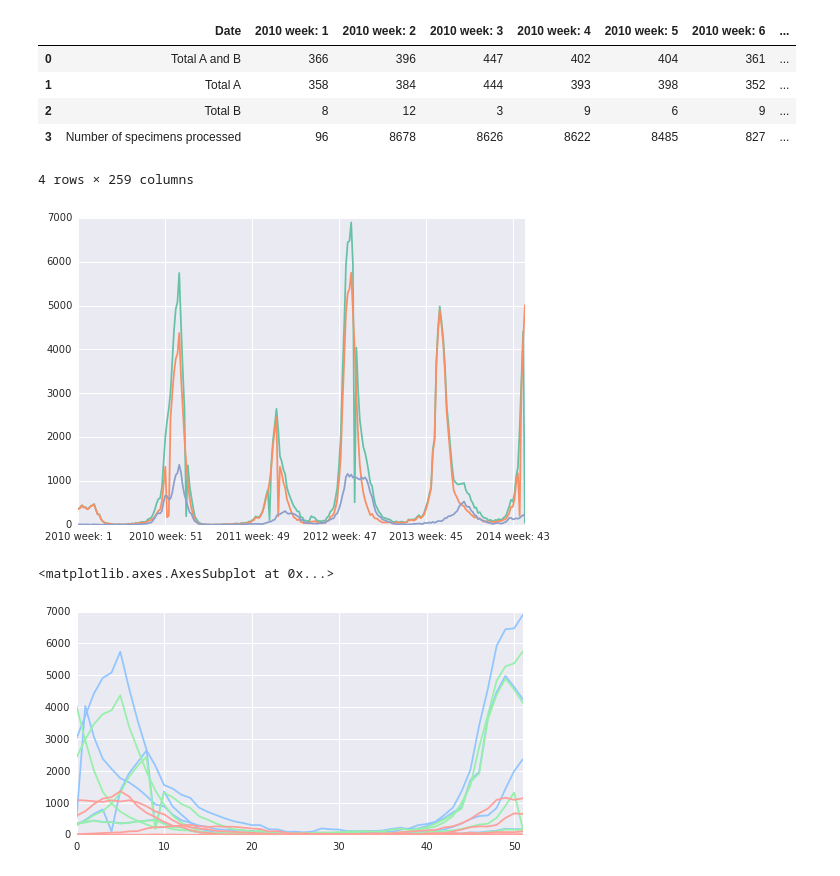
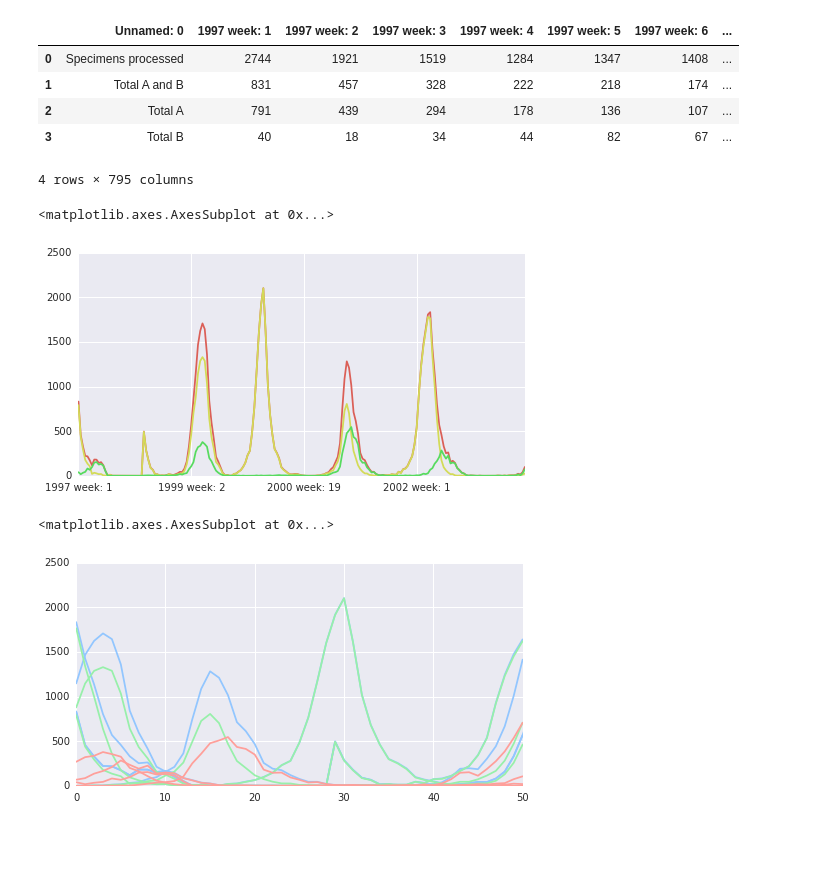
Before and after one commit to mstreit/PoV-time, a Jupyter notebook: PoV-time.ipynb, the cells around one changed output. Cells and saved outputs as stored; diff of their text form; code cells hidden in the pictures; blank space fills up the shorter version.

```diff
--- a/PoV-time.ipynb
+++ b/PoV-time.ipynb
@@ -10,38 +10,46 @@ import matplotlib.pyplot as plt
 import seaborn as sns
 sns.set(palette="Set2")
 # %%
-data = pd.read_table("data/influenza_usa_totalAvsB_since2010.tsv", "\t")
+data = pd.read_table("data/influenza_usa_totalAvsB_52weeks.tsv", "\t")
 # %%
 data
 # %% [output]
-|  | Date | 2010 week: 1 | 2010 week: 2 | 2010 week: 3 | 2010 week: 4 | 2010 week: 5 | 2010 week: 6 | ... |
-| 0 | Total A and B | 366 | 396 | 447 | 402 | 404 | 361 | ... |
-| 1 | Total A | 358 | 384 | 444 | 393 | 398 | 352 | ... |
-| 2 | Total B | 8 | 12 | 3 | 9 | 6 | 9 | ... |
-| 3 | Number of specimens processed | 96 | 8678 | 8626 | 8622 | 8485 | 827 | ... |
+|  | Unnamed: 0 | 1997 week: 1 | 1997 week: 2 | 1997 week: 3 | 1997 week: 4 | 1997 week: 5 | 1997 week: 6 | ... |
+| 0 | Specimens processed | 2744 | 1921 | 1519 | 1284 | 1347 | 1408 | ... |
+| 1 | Total A and B | 831 | 457 | 328 | 222 | 218 | 174 | ... |
+| 2 | Total A | 791 | 439 | 294 | 178 | 136 | 107 | ... |
+| 3 | Total B | 40 | 18 | 34 | 44 | 82 | 67 | ... |
-4 rows × 259 columns
+4 rows × 795 columns
 # %%
-plt.figure(); data.iloc[0,1:].plot(); data.iloc[1,1:].plot(); data.iloc[2,1:].plot();
+plt.figure()
+#data.iloc[0,1:].plot()
+data.iloc[1,1:200].plot()
+data.iloc[2,1:200].plot()
+data.iloc[3,1:200].plot()
 # %% [output]
+<matplotlib.axes.AxesSubplot at 0x...>
-[figure, old version]
+[figure, new version]
 # %%
 mpl.rc("figure", figsize=(8, 4))
 c1, c2, c3 = sns.color_palette("pastel", 3)
 
-sns.tsplot(data.iloc[0,1:53], color=c1)
-sns.tsplot(data.iloc[0,54:106], color=c1)
-sns.tsplot(data.iloc[0,107:159], color=c1)
-sns.tsplot(data.iloc[0,160:212], color=c1)
+plot = sns.tsplot(data.iloc[1,1:53], color=c1)
+#plot.set(xscale="linear", yscale="log")
 
-sns.tsplot(data.iloc[1,1:53], color=c2)
-sns.tsplot(data.iloc[1,54:106], color=c2)
-sns.tsplot(data.iloc[1,107:159], color=c2)
-sns.tsplot(data.iloc[1,160:212], color=c2)
+sns.tsplot(data.iloc[1,1:52], color=c1)
+sns.tsplot(data.iloc[1,53:104], color=c1)
+sns.tsplot(data.iloc[1,105:156], color=c1)
+sns.tsplot(data.iloc[1,157:208], color=c1)
 
-sns.tsplot(data.iloc[2,1:53], color=c3)
-sns.tsplot(data.iloc[2,54:106], color=c3)
-sns.tsplot(data.iloc[2,107:159], color=c3)
-sns.tsplot(data.iloc[2,160:212], color=c3)
+sns.tsplot(data.iloc[2,1:52], color=c2)
+sns.tsplot(data.iloc[2,53:104], color=c2)
+sns.tsplot(data.iloc[2,105:156], color=c2)
+sns.tsplot(data.iloc[2,157:208], color=c2)
+
+sns.tsplot(data.iloc[3,1:52], color=c3)
+sns.tsplot(data.iloc[3,53:104], color=c3)
+sns.tsplot(data.iloc[3,105:156], color=c3)
+sns.tsplot(data.iloc[3,157:208], color=c3)
 # %% [output]
 <matplotlib.axes.AxesSubplot at 0x...>
-[figure, old version]
+[figure, new version]
```
Also changed, not shown: parts of 2 cells of this notebook, 1 other file.
